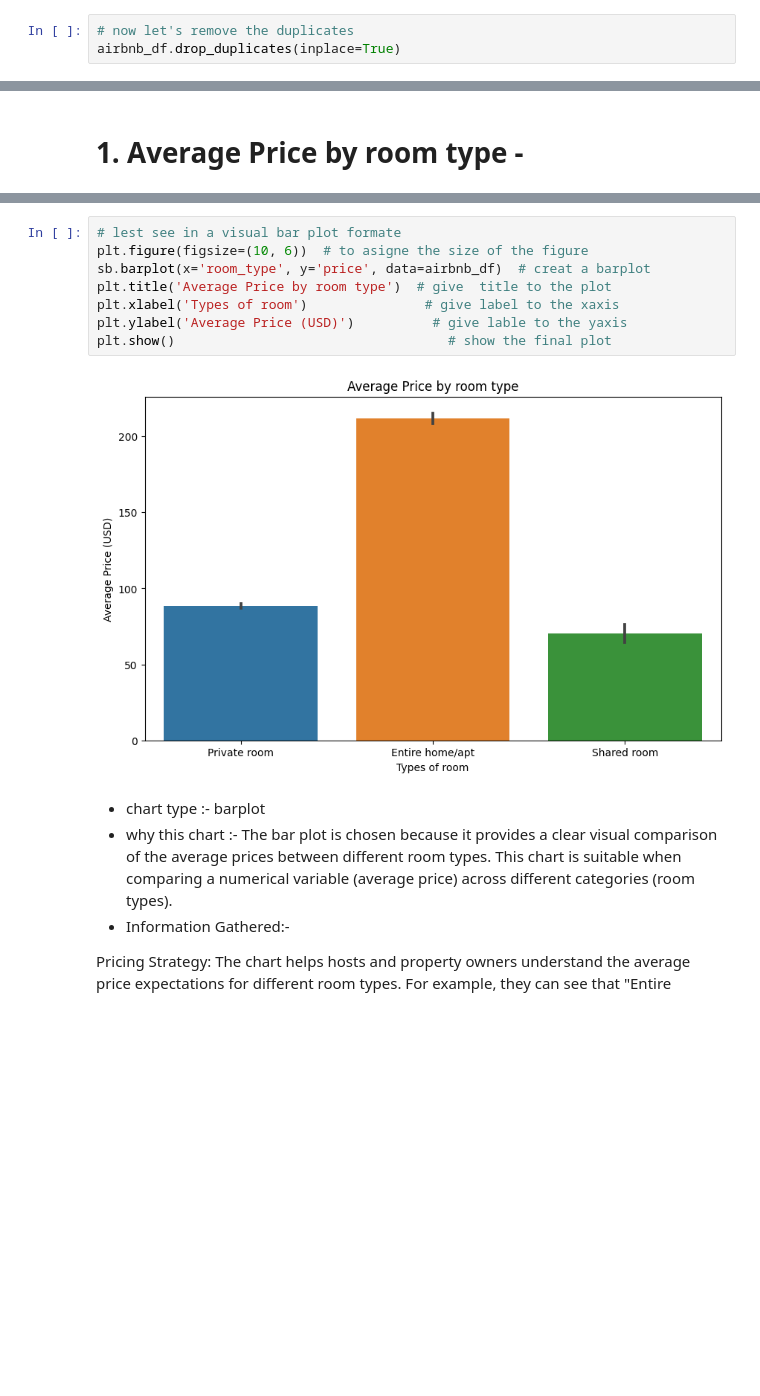
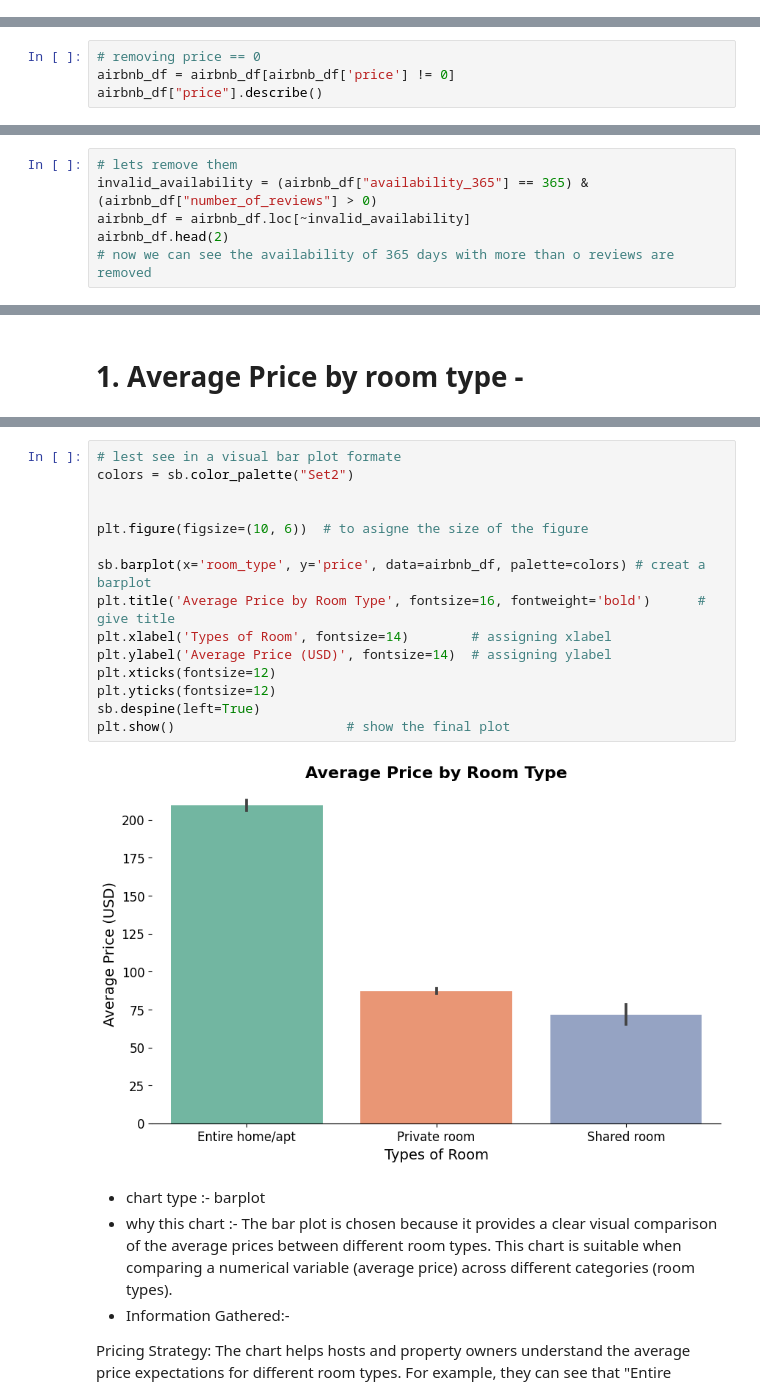
Before and after one commit to Abhijeetlahane09/capstone_project-, a Jupyter notebook: EDA_Airbnb_Project_.ipynb, the cells around one changed output, grey strips where cells are left out. Drawn from its saved outputs; the diff is of its cells as text; blank space fills up the shorter version.

```diff
--- a/EDA_Airbnb_Project_.ipynb
+++ b/EDA_Airbnb_Project_.ipynb
@@ -378,6 +360,3 @@ dtype: int64
-# %%
-# now let's remove the duplicates
-airbnb_df.drop_duplicates(inplace=True)
 # %%
 # Checking for duplicate rows
 duplicate_rows = airbnb_df.duplicated()
@@ -433,0 +439,4 @@ Name: minimum_nights, dtype: float64
+# %%
+# removing price == 0
+airbnb_df = airbnb_df[airbnb_df['price'] != 0]
+airbnb_df["price"].describe()
@@ -433,0 +477,6 @@ Name: minimum_nights, dtype: float64
+# %%
+# lets remove them
+invalid_availability = (airbnb_df["availability_365"] == 365) & (airbnb_df["number_of_reviews"] > 0)
+airbnb_df = airbnb_df.loc[~invalid_availability]
+airbnb_df.head(2)
+# now we can see the availability of 365 days with more than o reviews are removed
@@ -449,13 +502,20 @@ avg_price
 # %%
 # lest see in a visual bar plot formate
+colors = sb.color_palette("Set2")
+
+
 plt.figure(figsize=(10, 6))  # to asigne the size of the figure
-sb.barplot(x='room_type', y='price', data=airbnb_df)  # creat a barplot
-plt.title('Average Price by room type')  # give  title to the plot
-plt.xlabel('Types of room')               # give label to the xaxis
-plt.ylabel('Average Price (USD)')          # give lable to the yaxis
-plt.show()                                   # show the final plot
+
+sb.barplot(x='room_type', y='price', data=airbnb_df, palette=colors) # creat a barplot
+plt.title('Average Price by Room Type', fontsize=16, fontweight='bold')      # give title
+plt.xlabel('Types of Room', fontsize=14)        # assigning xlabel
+plt.ylabel('Average Price (USD)', fontsize=14)  # assigning ylabel
+plt.xticks(fontsize=12)
+plt.yticks(fontsize=12)
+sb.despine(left=True)
+plt.show()                      # show the final plot
 # %% [output]
-[figure, old version]
+[figure, new version]
 # %% [markdown]
 * chart type :- barplot
 * why this chart :- The bar plot is chosen because it provides a clear visual comparison of the average prices between different room types. This chart is suitable when comparing a numerical variable (average price) across different categories (room types).
```
Also changed, not shown: parts of 54 cells of this notebook.
